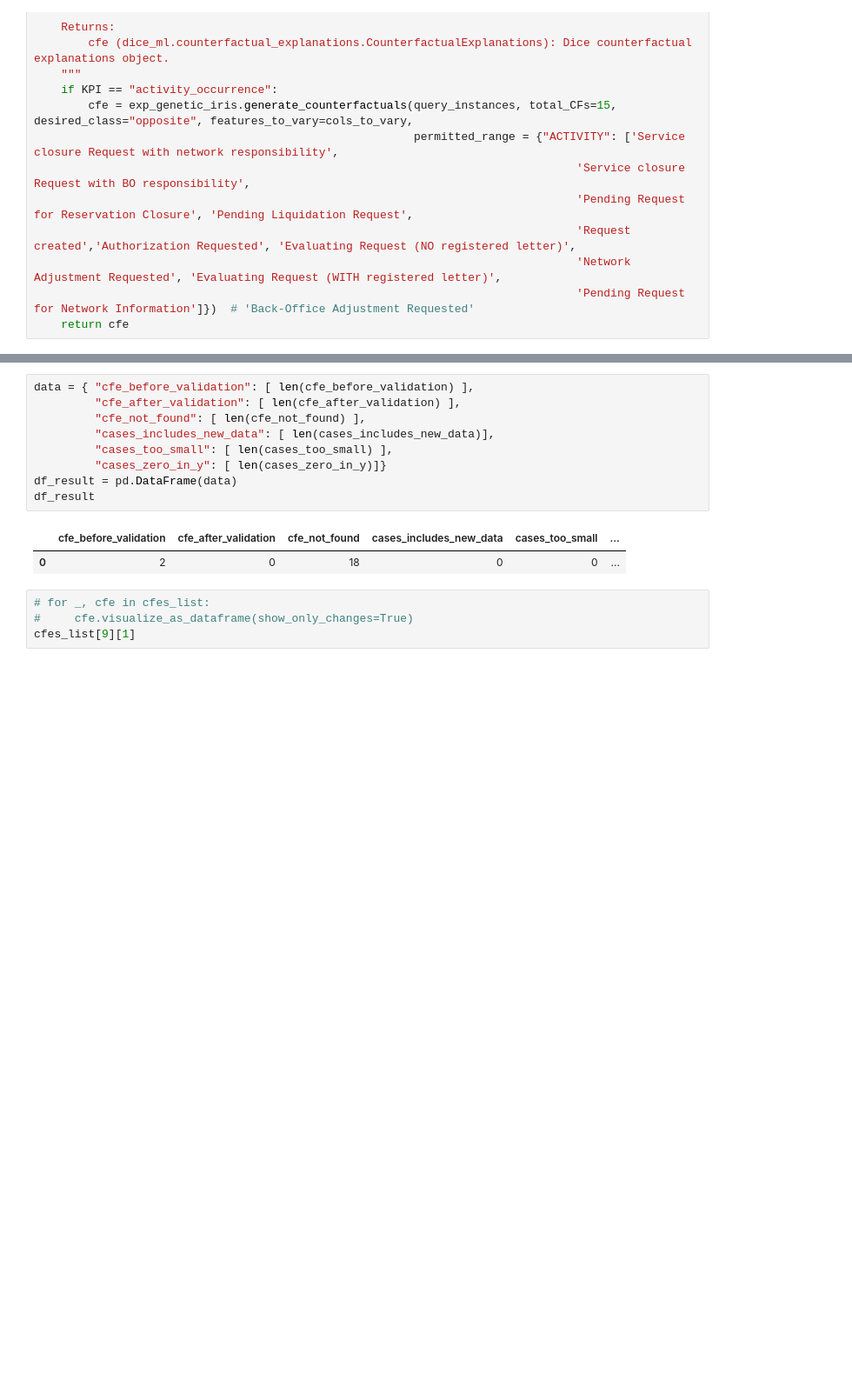
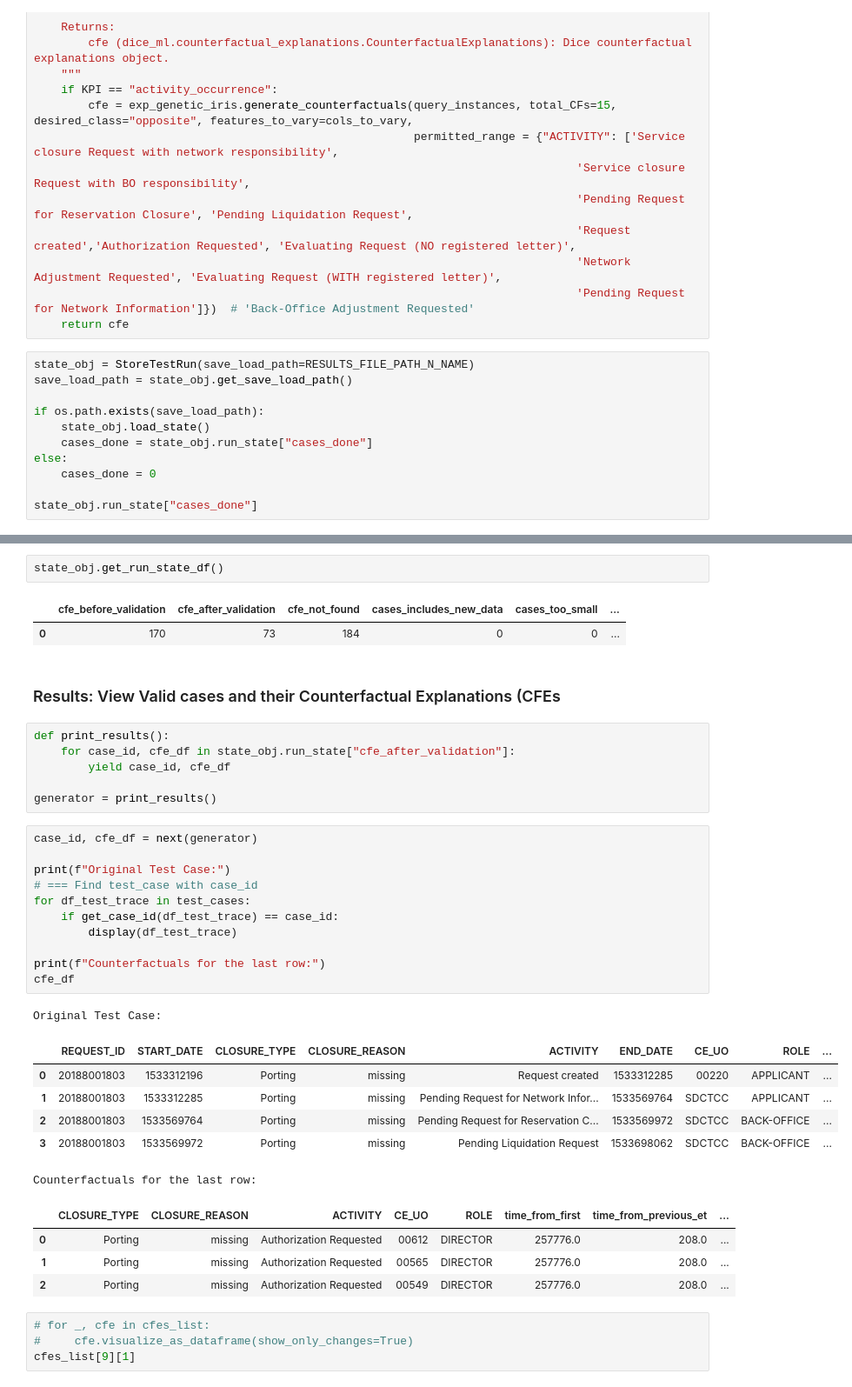
Before and after one commit to herozero777/explainable-prescriptive-analytics, a Jupyter notebook: src/03_DiCE_kpi-activity-occurrence.ipynb, the cells around one changed output, grey strips where cells are left out. Shown at 87% size. Drawn from its saved outputs; the diff is of its cells as text; blank space fills up the shorter version.

```diff
--- a/src/03_DiCE_kpi-activity-occurrence.ipynb
+++ b/src/03_DiCE_kpi-activity-occurrence.ipynb
@@ -481,3 +489,14 @@ def generate_cfe(query_instances, total_cfs=50):
                                                                                 'Network Adjustment Requested', 'Evaluating Request (WITH registered letter)',
                                                                                 'Pending Request for Network Information']})  # 'Back-Office Adjustment Requested'
     return cfe
+# %%
+state_obj = StoreTestRun(save_load_path=RESULTS_FILE_PATH_N_NAME)
+save_load_path = state_obj.get_save_load_path()
+
+if os.path.exists(save_load_path):
+    state_obj.load_state()
+    cases_done = state_obj.run_state["cases_done"]
+else:
+    cases_done = 0
+
+state_obj.run_state["cases_done"]
@@ -542,15 +581,39 @@ for df_test_trace in test_cases:
-# %%
-data = { "cfe_before_validation": [ len(cfe_before_validation) ],
-         "cfe_after_validation": [ len(cfe_after_validation) ],
-         "cfe_not_found": [ len(cfe_not_found) ],
-         "cases_includes_new_data": [ len(cases_includes_new_data)],
-         "cases_too_small": [ len(cases_too_small) ],
-         "cases_zero_in_y": [ len(cases_zero_in_y)]}
-df_result = pd.DataFrame(data)
-df_result
-# %% [output]
-|  | cfe_before_validation | cfe_after_validation | cfe_not_found | cases_includes_new_data | cases_too_small | ... |
-| 0 | 2 | 0 | 18 | 0 | 0 | ... |
+# %%
+state_obj.get_run_state_df()
+# %% [output]
+|  | cfe_before_validation | cfe_after_validation | cfe_not_found | cases_includes_new_data | cases_too_small | ... |
+| 0 | 170 | 73 | 184 | 0 | 0 | ... |
+# %% [markdown]
+### Results: View Valid cases and their Counterfactual Explanations (CFEs
+# %%
+def print_results():
+    for case_id, cfe_df in state_obj.run_state["cfe_after_validation"]:
+        yield case_id, cfe_df
+
+generator = print_results()
+# %%
+case_id, cfe_df = next(generator)
+
+print(f"Original Test Case:")
+# === Find test_case with case_id
+for df_test_trace in test_cases:
+    if get_case_id(df_test_trace) == case_id:
+        display(df_test_trace)
+
+print(f"Counterfactuals for the last row:")
+cfe_df
+# %% [output]
+Original Test Case:
+|  | REQUEST_ID | START_DATE | CLOSURE_TYPE | CLOSURE_REASON | ACTIVITY | END_DATE | CE_UO | ROLE | ... |
+| 0 | 20188001803 | 1533312196 | Porting | missing | Request created | 1533312285 | 00220 | APPLICANT | ... |
+| 1 | 20188001803 | 1533312285 | Porting | missing | Pending Request for Network Infor... | 1533569764 | SDCTCC | APPLICANT | ... |
+| 2 | 20188001803 | 1533569764 | Porting | missing | Pending Request for Reservation C... | 1533569972 | SDCTCC | BACK-OFFICE | ... |
+| 3 | 20188001803 | 1533569972 | Porting | missing | Pending Liquidation Request | 1533698062 | SDCTCC | BACK-OFFICE | ... |
+Counterfactuals for the last row:
+|  | CLOSURE_TYPE | CLOSURE_REASON | ACTIVITY | CE_UO | ROLE | time_from_first | time_from_previous_et | ... |
+| 0 | Porting | missing | Authorization Requested | 00612 | DIRECTOR | 257776.0 | 208.0 | ... |
+| 1 | Porting | missing | Authorization Requested | 00565 | DIRECTOR | 257776.0 | 208.0 | ... |
+| 2 | Porting | missing | Authorization Requested | 00549 | DIRECTOR | 257776.0 | 208.0 | ... |
 # %%
 # for _, cfe in cfes_list:
 #     cfe.visualize_as_dataframe(show_only_changes=True)
```
Also changed, not shown: parts of 7 cells of this notebook, 4 other files.
